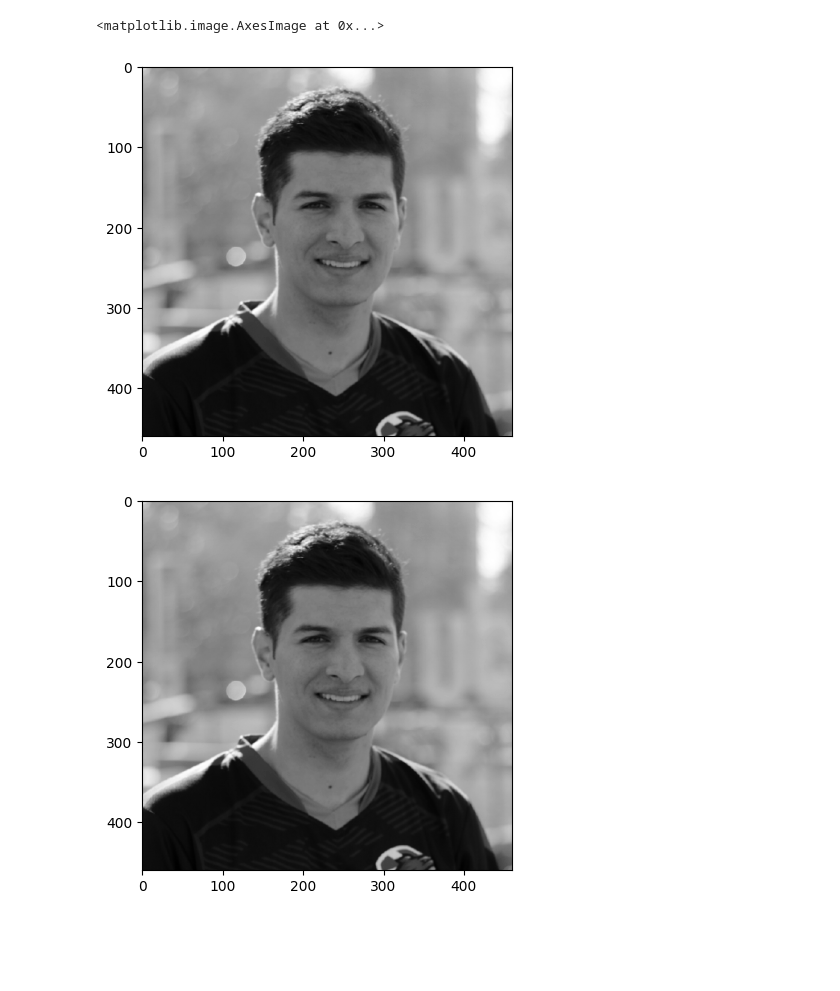
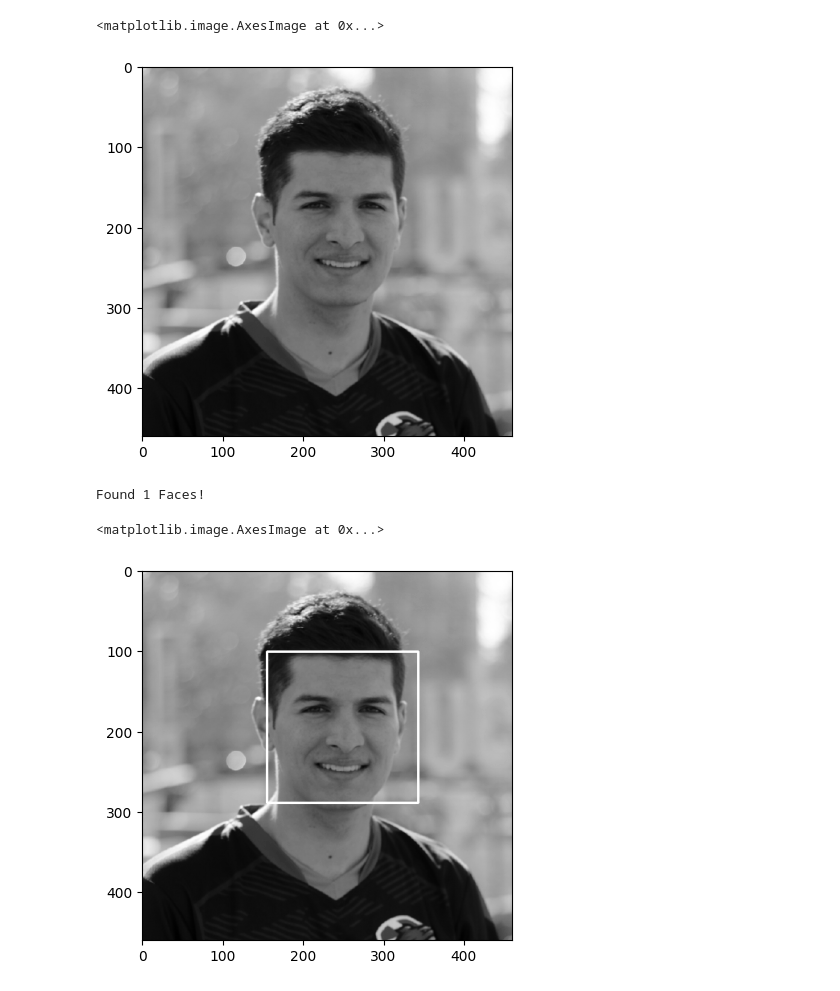
Before and after one commit to Raove/Final_Project, a Jupyter notebook: final_project.ipynb, the cells around one changed output. Saved outputs shown, nothing was run; the diff lists cells and outputs as text; code cells hidden in the pictures; blank space fills up the shorter version.

```diff
--- a/final_project.ipynb
+++ b/final_project.ipynb
@@ -15,15 +15,30 @@ np.set_printoptions(suppress=True)
 img1_f = 'sources/raoul.png'
 img1 = cv2.cvtColor(cv2.cvtColor(cv2.imread(img1_f), cv2.COLOR_BGR2RGB), cv2.COLOR_BGR2GRAY)
 
-img2_f = 'sources/raoul.png'
-img2 = cv2.cvtColor(cv2.cvtColor(cv2.imread(img2_f), cv2.COLOR_BGR2RGB), cv2.COLOR_BGR2GRAY)
-
 plt.figure()
 plt.imshow(img1, cmap='gray')
-
-plt.figure()
-plt.imshow(img2, cmap='gray')
 # %% [output]
 <matplotlib.image.AxesImage at 0x...>
 [figure]
-[figure, removed]
+# %%
+face_cascade = cv2.CascadeClassifier(cv2.data.haarcascades + "haarcascade_frontalface_default.xml")
+faces = face_cascade.detectMultiScale(
+        img1,
+        scaleFactor=1.3,
+        minNeighbors=3,
+        minSize=(30, 30)
+)
+
+print("Found {0} Faces!".format(len(faces)))
+
+for (x, y, w, h) in faces:
+    cv2.rectangle(img1, (x, y), (x+w, y+h), (255, 0, 0), 2)
+    roi_img = cage[y:y+h, x:x+w]
+
+
+plt.figure()
+plt.imshow(img1, cmap='gray')
+# %% [output]
+Found 1 Faces!
+<matplotlib.image.AxesImage at 0x...>
+[figure, added]
```
